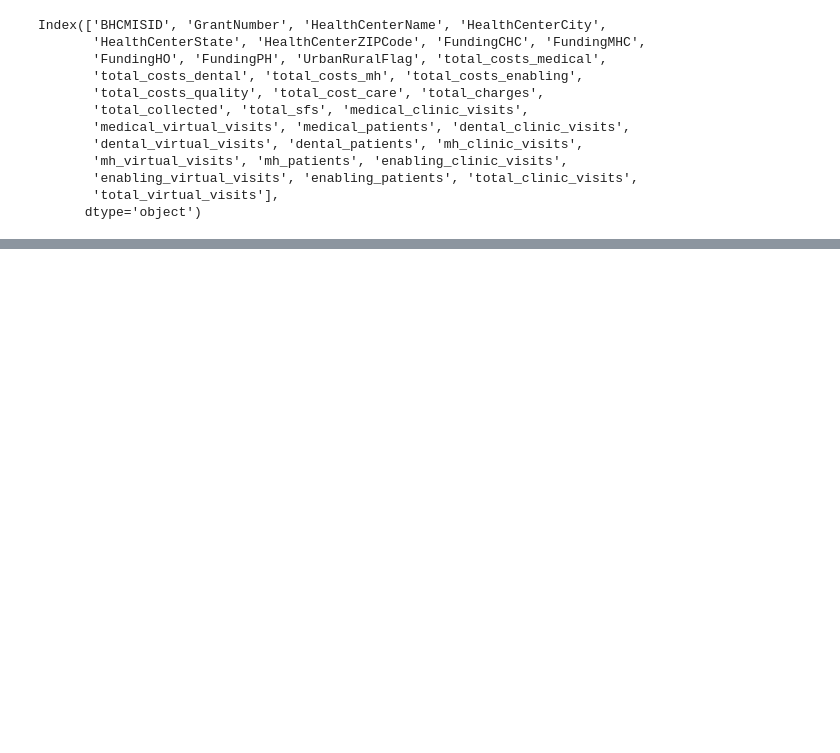
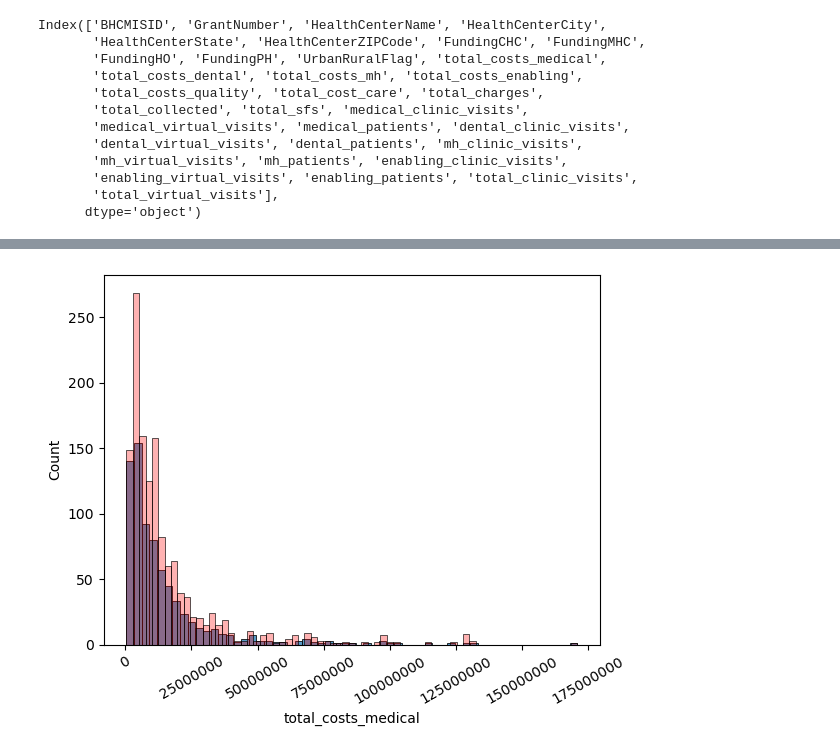
Before and after one commit to dezertdweller/capstone-project-fqhc-model, a Jupyter notebook: notebooks/data-wrangling.ipynb, the cells around one changed output, grey strips where cells are left out. Saved outputs shown, nothing was run; the diff lists cells and outputs as text; code cells hidden in the pictures; blank space fills up the shorter version.

Commit message:
Finished wrangling data.

```diff
--- a/notebooks/data-wrangling.ipynb
+++ b/notebooks/data-wrangling.ipynb
@@ -766,0 +698,4 @@ missing_health_center_data
+# %%
+health_centers_df.drop(columns=['total_patients_y', 'patient_count_diff'], inplace=True)
+health_centers_df.rename(columns={'total_patients_x':'total_patients'}, inplace=True)
+health_centers_df.info()
@@ -766,0 +736,5 @@ missing_health_center_data
+# %%
+revised_df = health_centers_df.set_index(['BHCMISID', 'GrantNumber', 'HealthCenterName'])
+revised_df.drop(columns=['HealthCenterCity','HealthCenterState', 'HealthCenterZIPCode'], inplace=True)
+revised_df['UrbanRuralFlag'] = revised_df['UrbanRuralFlag'].astype('category')
+revised_df.info()
@@ -766,0 +759,10 @@ missing_health_center_data
+# %%
+mice_kernel = ImputationKernel(
+data = revised_df,
+save_all_iterations = True,
+random_state = 2023
+)
+# %%
+mice_kernel.mice(10)
+mice_imputation = mice_kernel.complete_data()
+mice_imputation.head()
@@ -766,0 +798,8 @@ missing_health_center_data
+# %%
+fig, ax = plt.subplots()
+ax.ticklabel_format(style='plain', axis='both')
+plt.xticks(rotation=30)
+sns.histplot(revised_df['total_costs_medical'], ax=ax)
+sns.histplot(mice_imputation['total_costs_medical'], color='r', alpha=0.3, ax=ax);
+# %% [output]
+[figure, added]
```
Also changed, not shown: parts of 48 cells of this notebook.
